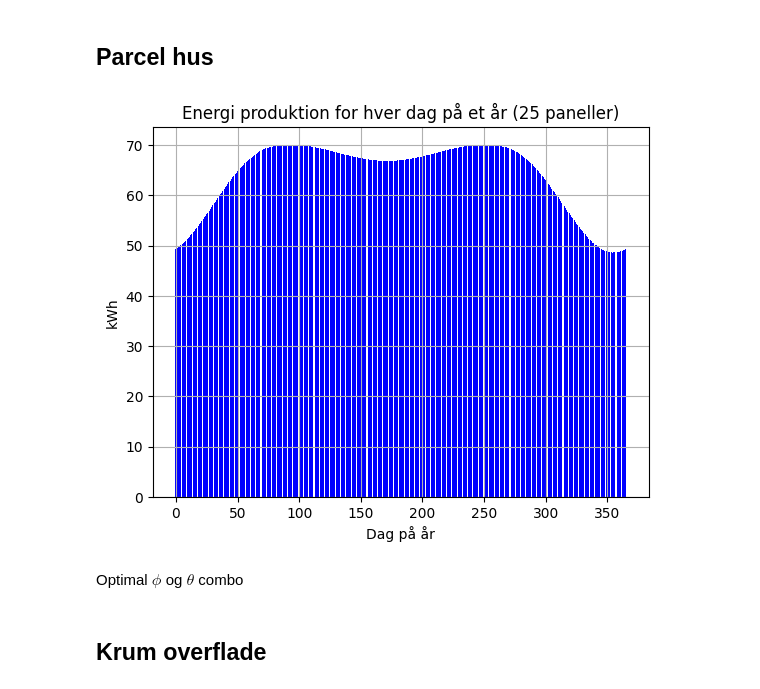
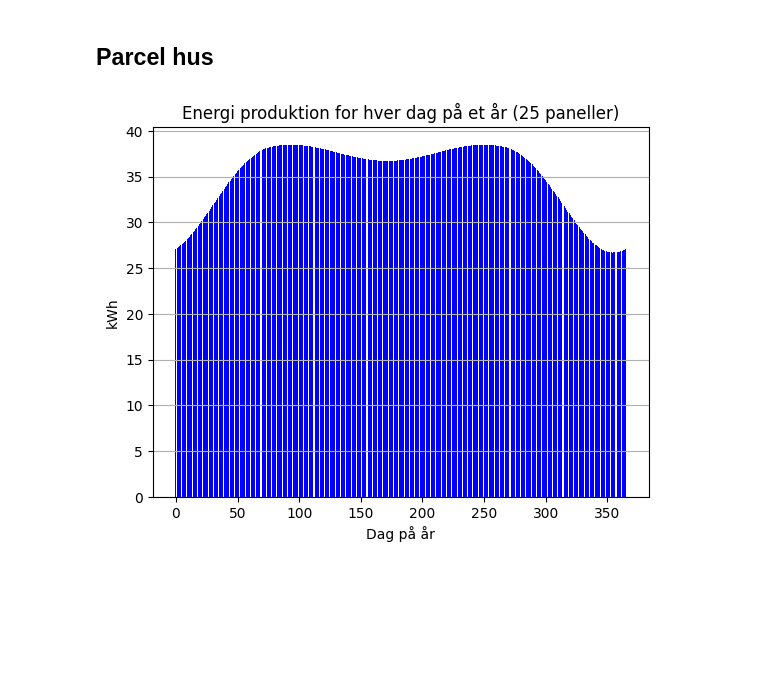
Before and after one commit to Lizette-N/solar-project, a Jupyter notebook: speedUpOptimization.ipynb, the cells around one changed output. Cells and saved outputs as stored; diff of their text form; code cells hidden in the pictures; blank space fills up the shorter version.

```diff
--- a/speedUpOptimization.ipynb
+++ b/speedUpOptimization.ipynb
@@ -169,15 +97,17 @@ def solar_panel_projection(θ_s, ϕ_s, θ_p, ϕ_p):
     results = np.zeros(len(θ_s))
     for i in range(0,len(θ_s)):
         us = [-np.sin(θ_s[i]) * np.cos(ϕ_s[i]),-np.sin(θ_s[i]) * np.sin(ϕ_s[i]), -np.cos(θ_s[i])]
-        up = [-np.sin(θ_p[i]) * np.cos(ϕ_p[i]), -np.sin(ϕ_p[i])*np.sin(θ_p[i]), -np.cos(θ_p[i])]
-        inprod = (np.inner(us,up))
+        up = [-1*np.sin(θ_p[i]) * np.cos(ϕ_p[i]), -np.sin(ϕ_p[i])*np.sin(θ_p[i]), -np.cos(θ_p[i])]
+        inprod = (np.inner(up,us))
         results[i]=inprod
     results=results[results>0]
     return results
 # %%
 
 def kWhHour(zenithangs,azimuthangs, theta_p, phi_p):
-    indexOfInterest=IndexInInterval(zenithangs,0,np.pi/2)
+    t= np.arange(len(zenithangs))
+    indexOfInterest = t[zenithangs[t]>=0]
+    indexOfInterest = indexOfInterest[zenithangs[indexOfInterest]<=np.pi/2]
     zenithangs=zenithangs[indexOfInterest]
     azimuthangs=azimuthangs[indexOfInterest]
 
@@ -190,7 +120,9 @@ def kWhHour(zenithangs,azimuthangs, theta_p, phi_p):
     return ((integrate.simpson(projList,dx = 3600))*L*B)/3600000
 
 def kWhMin(zenithangs,azimuthangs, theta_p, phi_p):
-    indexOfInterest=IndexInInterval(zenithangs,0,np.pi/2)
+    t= np.arange(len(zenithangs))
+    indexOfInterest = t[zenithangs[t]>=0]
+    indexOfInterest = indexOfInterest[zenithangs[indexOfInterest]<=np.pi/2]
     zenithangs=zenithangs[indexOfInterest]
     azimuthangs=azimuthangs[indexOfInterest]
 
@@ -277,8 +171,10 @@ for i in range(0,91):
 
 max = 0
 angle = -1
+list_of_matrices=[]
 for i in range(0,len(results)):
     print(results[i])
+    list_of_matrices.append(sm.Matrix([i,results[i]]))
     if(results[i] > max):
         max = results[i]
         angle = i
@@ -329,22 +230,25 @@ azimuthangs = np.deg2rad(np.array(solpos.loc[start_dato:slut_dato].azimuth))
 phi_p = 180
 
 #Der itereres over panelets zenith vinkler fra 0 til 90
-
 for i in range(0,91):
     theta_p = i
+
  # Effekten for et helt  ̊ar ved en given zenith vinkel for panelet beregnes
     energyPrYear = kWhHour(zenithangs,azimuthangs, np.deg2rad(theta_p), np.deg2rad(phi_p))
     results.append(energyPrYear)
 # Finder maks effekt og tilsvarende vinkel
 max = 0
-angle=-1
+angle = -1
+list_of_matrices=[]
 for i in range(0,len(results)):
     print(results[i])
+    list_of_matrices.append(sm.Matrix([i,results[i]]))
     if(results[i] > max):
         max = results[i]
-        angle= i
+        angle = i
+
 print("Energy Production is:",max,
-"Angle is:",solar_elevation_angledeg(angle),"Degrees from horizon", "and ", angle, "from vertical")
+"Angle is:",solar_elevation_angledeg(angle),"Degrees from horizon",)
 # %% [output]
 337.82509064147666
 343.9330808487314
@@ -371,7 +281,7 @@ L = 1.755
 B = 1.038
 Area = L * B * amount # 25 paneler
 maxFlux = 1000
-maxEffect = 365
+maxEffect = 365/(L*B)
 A = 0.5
 S0 = 1100
 S0A = S0 * A
@@ -399,34 +309,31 @@ times = pd.date_range(
 solpos = site.get_solarposition(times)
 
 
 
 
 energyDayList=[]
 for i in range(len(dateList)):
     zenithAngs = np.deg2rad(np.array(solpos.loc[dateList[i]].apparent_zenith))
     azimuthAngs =np.deg2rad(np.array(solpos.loc[dateList[i]].azimuth))
     energyDayList.append(25*kWhMin(zenithAngs,azimuthAngs, np.deg2rad(theta_p), np.deg2rad(phi_p)))
 
 
 x_pos = np.arange(366)
 np.delete(x_pos,0)
 
 import matplotlib.pyplot as plt
 
 %matplotlib inline
 plt.bar(x_pos,energyDayList,
         color='b',
         #width=1,
 
         #edgecolor='b',
         #linewidth=0.5,
         )
 plt.title('Energi produktion for hver dag på et år (25 paneller)')
 plt.xlabel('Dag på år')
 plt.ylabel('kWh')
 plt.grid(axis='y')
-plt.grid(axis='x')
 # %% [output]
-[figure, old version]
+[figure, new version]
-# %% [markdown]
-Optimal $\phi$ og $\theta$ combo
@@ -475,2 +339,0 @@ Optimal $\phi$ og $\theta$ combo
-# %% [markdown]
-## Krum overflade
```
Also changed, not shown: parts of 21 cells of this notebook.
